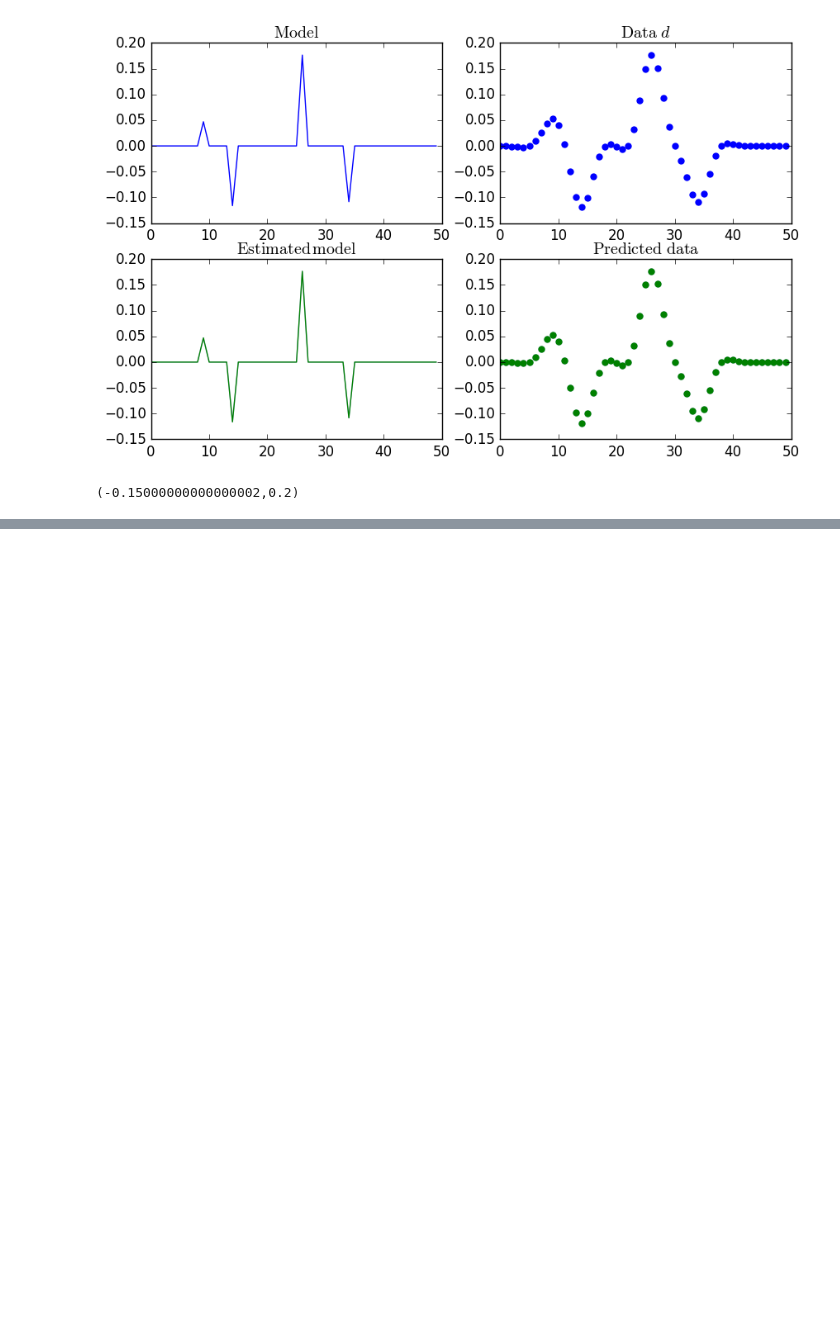
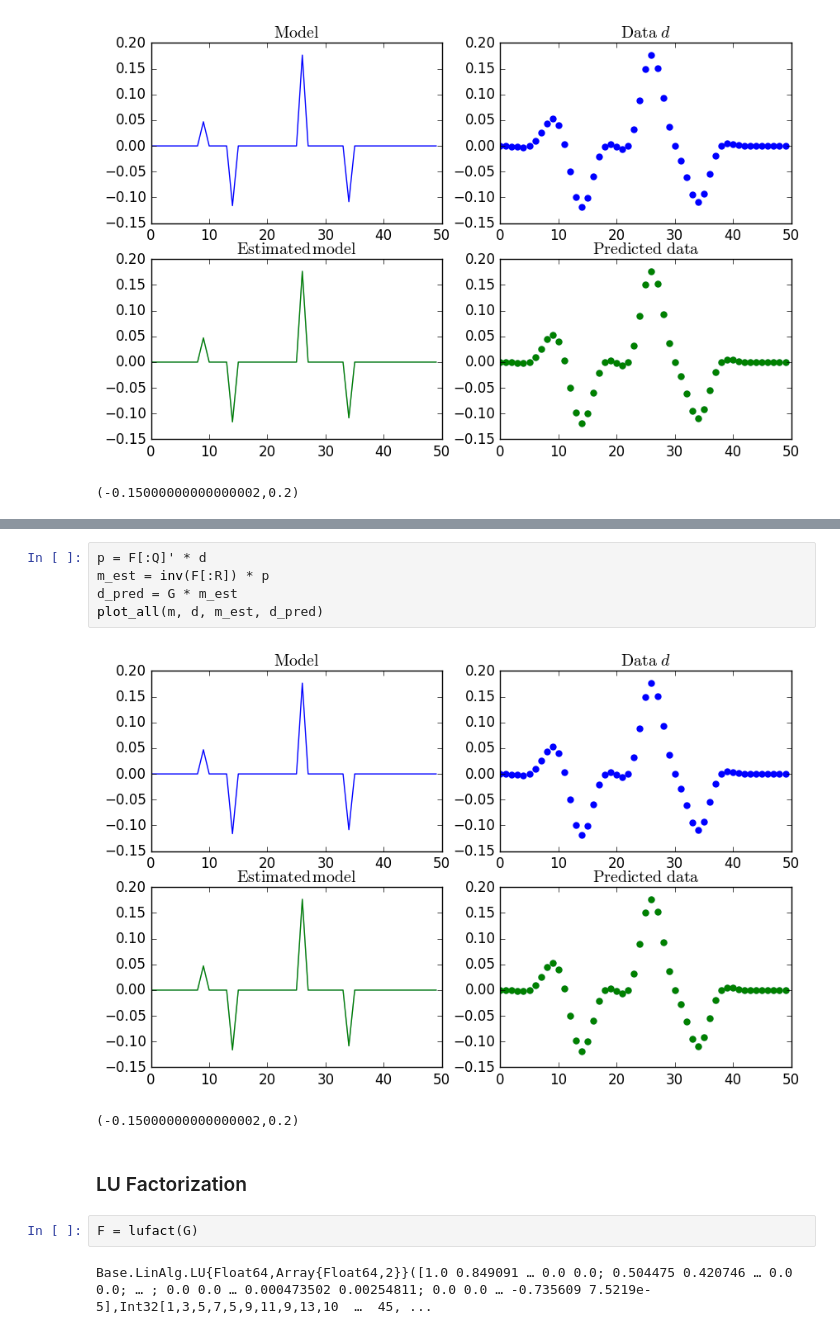
Before and after one commit to dfcastap/axb, a Jupyter notebook: Julia_wavelets.ipynb, the cells around one changed output, grey strips where cells are left out. Saved outputs shown, nothing was run; the diff lists cells and outputs as text; blank space fills up the shorter version.

```diff
--- a/Julia_wavelets.ipynb
+++ b/Julia_wavelets.ipynb
@@ -229,0 +226,14 @@ plot_all(m, d, m_est, d_pred)
+# %%
+p = F[:Q]' * d
+m_est = inv(F[:R]) * p
+d_pred = G * m_est
+plot_all(m, d, m_est, d_pred)
+# %% [output]
+[figure, added]
+(-0.15000000000000002,0.2)
+# %% [markdown]
+### LU Factorization
+# %%
+F = lufact(G)
+# %% [output]
+Base.LinAlg.LU{Float64,Array{Float64,2}}([1.0 0.849091 … 0.0 0.0; 0.504475 0.420746 … 0.0 0.0; … ; 0.0 0.0 … 0.000473502 0.00254811; 0.0 0.0 … -0.735609 7.5219e-5],Int32[1,3,5,7,5,9,11,9,13,10  …  45, ...
```
Also changed, not shown: parts of 23 cells of this notebook.
